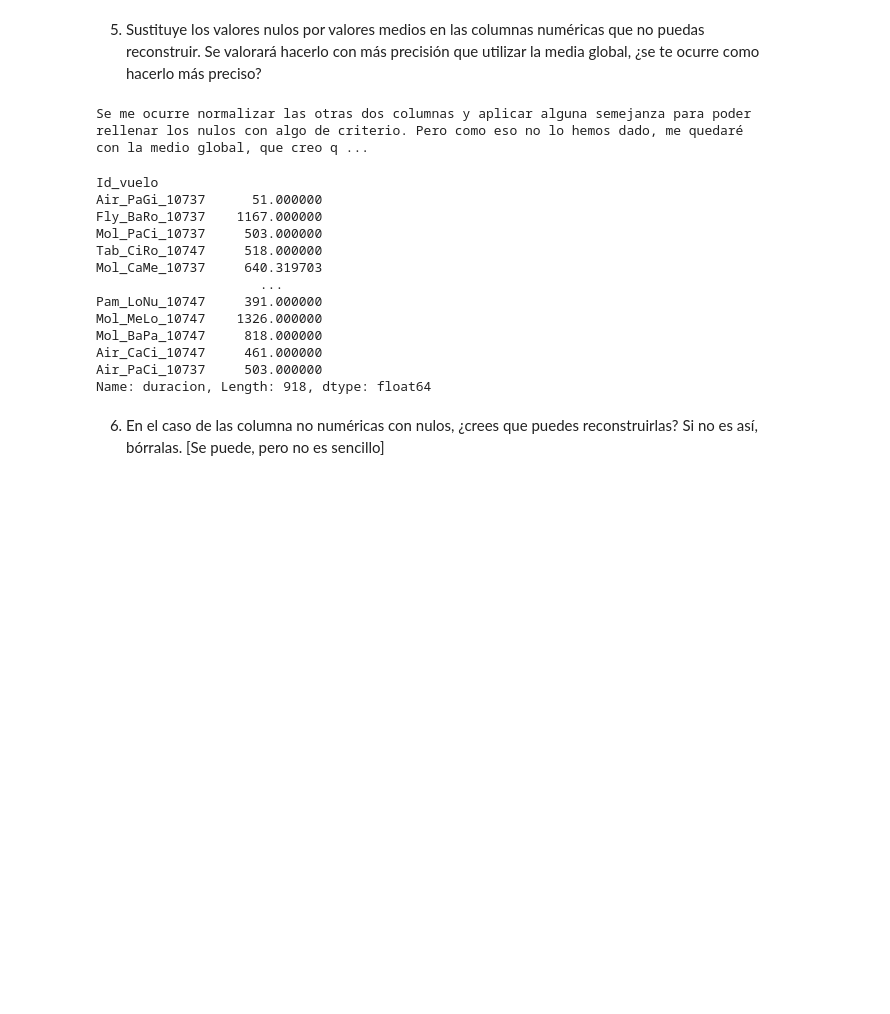
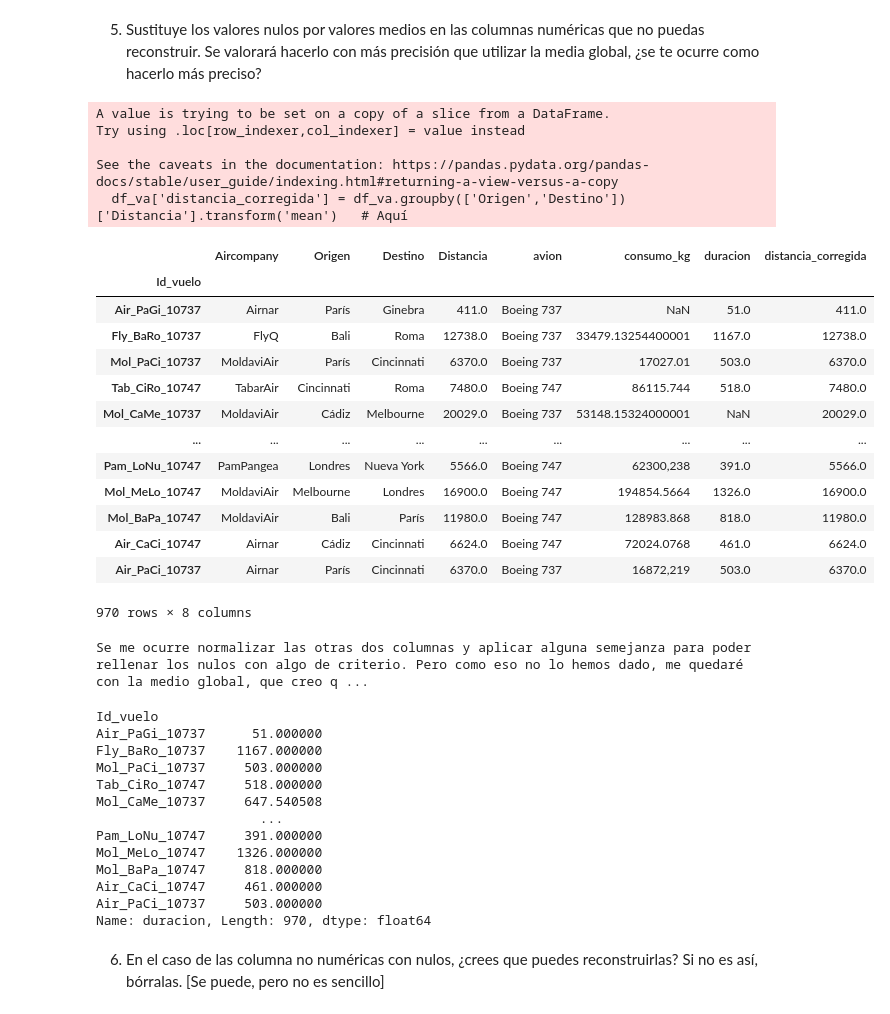
Before and after one commit to OKy9413/ONLINE_DS_THEBRIDGE_EXERSISES, a Jupyter notebook: 02_Programacion_y_Herramientas_Avanzadas/Sprint_04/Unidad_02/Practica_Obligatoria/18_Practica_Obligatoria_Pandas_II.ipynb, the cells around one changed output. Saved outputs shown, nothing was run; the diff lists cells and outputs as text; code cells hidden in the pictures; blank space fills up the shorter version.

```diff
--- a/02_Programacion_y_Herramientas_Avanzadas/Sprint_04/Unidad_02/Practica_Obligatoria/18_Practica_Obligatoria_Pandas_II.ipynb
+++ b/02_Programacion_y_Herramientas_Avanzadas/Sprint_04/Unidad_02/Practica_Obligatoria/18_Practica_Obligatoria_Pandas_II.ipynb
@@ -132,7 +153,9 @@ df_va
 3. Vamos con los nulos o NaN localizados en 1.2. Elimina las filas que tengan más de dos nulos, las podemos considerar demasiado ruidosas y las quitamos.
 # %%
 num_columnas = len(df_va.columns)
-df_va = df_va.dropna(thresh=num_columnas-1) # Con el thresh lo que hacemos es sacar todas las filas que tengan al menos el número indicado de valores no nulos. O sea, en este caso aceptamos las filas con 6 valores no nulos.
+df_va = df_va.dropna(thresh=num_columnas-2) # Con el thresh lo que hacemos es sacar todas las filas que tengan al menos el número indicado de valores no nulos. O sea, en este caso aceptamos las filas con 6 valores no nulos.
+# condicion =
+# df_va = df_va[condicion == False].copy()
 df_va
 # %% [output]
 |  | Aircompany | Origen | Destino | Distancia | avion | consumo_kg | duracion |
@@ -157,6 +180,32 @@ print('Ya están quitados los nulos en el apartado anterior, la columna a recons
 Ya están quitados los nulos en el apartado anterior, la columna a reconstruir sería la de consumo_kg, habría que cambiar las comas por los puntos y ajustar el número de decimales
 # %% [markdown]
 5. Sustituye los valores nulos por valores medios en las columnas numéricas que no puedas reconstruir. Se valorará hacerlo con más precisión que utilizar la media global, ¿se te ocurre como hacerlo más preciso?
+# %%
+# Para las distancias que tengan el mismo origen y destino, completamos los nulos con esa distancia.
+(df_va[df_va.Distancia.isna() == False].groupby(['Origen','Destino'])['Distancia'].nunique() > 1).sum() == 0  #Comprobamos que no hay diferentes distancias para el mismo trayecto.
+df_va['distancia_corregida'] = df_va.groupby(['Origen','Destino'])['Distancia'].transform('mean')   # Aquí
+# df_va.loc[df_va[]]
+df_va
+# %% [output]
+A value is trying to be set on a copy of a slice from a DataFrame.
+Try using .loc[row_indexer,col_indexer] = value instead
+
+See the caveats in the documentation: https://pandas.pydata.org/pandas-docs/stable/user_guide/indexing.html#returning-a-view-versus-a-copy
+  df_va['distancia_corregida'] = df_va.groupby(['Origen','Destino'])['Distancia'].transform('mean')   # Aquí
+|  | Aircompany | Origen | Destino | Distancia | avion | consumo_kg | duracion | distancia_corregida |
+| Id_vuelo |  |  |  |  |  |  |  |  |
+| Air_PaGi_10737 | Airnar | París | Ginebra | 411.0 | Boeing 737 | NaN | 51.0 | 411.0 |
+| Fly_BaRo_10737 | FlyQ | Bali | Roma | 12738.0 | Boeing 737 | 33479.13254400001 | 1167.0 | 12738.0 |
+| Mol_PaCi_10737 | MoldaviAir | París | Cincinnati | 6370.0 | Boeing 737 | 17027.01 | 503.0 | 6370.0 |
+| Tab_CiRo_10747 | TabarAir | Cincinnati | Roma | 7480.0 | Boeing 747 | 86115.744 | 518.0 | 7480.0 |
+| Mol_CaMe_10737 | MoldaviAir | Cádiz | Melbourne | 20029.0 | Boeing 737 | 53148.15324000001 | NaN | 20029.0 |
+| ... | ... | ... | ... | ... | ... | ... | ... | ... |
+| Pam_LoNu_10747 | PamPangea | Londres | Nueva York | 5566.0 | Boeing 747 | 62300,238 | 391.0 | 5566.0 |
+| Mol_MeLo_10747 | MoldaviAir | Melbourne | Londres | 16900.0 | Boeing 747 | 194854.5664 | 1326.0 | 16900.0 |
+| Mol_BaPa_10747 | MoldaviAir | Bali | París | 11980.0 | Boeing 747 | 128983.868 | 818.0 | 11980.0 |
+| Air_CaCi_10747 | Airnar | Cádiz | Cincinnati | 6624.0 | Boeing 747 | 72024.0768 | 461.0 | 6624.0 |
+| Air_PaCi_10737 | Airnar | París | Cincinnati | 6370.0 | Boeing 737 | 16872,219 | 503.0 | 6370.0 |
+970 rows × 8 columns
 # %%
 print('Se me ocurre normalizar las otras dos columnas y aplicar alguna semejanza para poder rellenar los nulos con algo de criterio. Pero como eso no lo hemos dado, me quedaré con la medio global, que creo que es la mejor.')
 
@@ -170,14 +219,14 @@ Air_PaGi_10737      51.000000
 Fly_BaRo_10737    1167.000000
 Mol_PaCi_10737     503.000000
 Tab_CiRo_10747     518.000000
-Mol_CaMe_10737     640.319703
+Mol_CaMe_10737     647.540508
                      ...
 Pam_LoNu_10747     391.000000
 Mol_MeLo_10747    1326.000000
 Mol_BaPa_10747     818.000000
 Air_CaCi_10747     461.000000
 Air_PaCi_10737     503.000000
-Name: duracion, Length: 918, dtype: float64
+Name: duracion, Length: 970, dtype: float64
 # %% [markdown]
 6. En el caso de las columna no numéricas con nulos, ¿crees que puedes reconstruirlas? Si no es así, bórralas. [Se puede, pero no es sencillo]
 # %%
```
Also changed, not shown: parts of 9 cells of this notebook.
